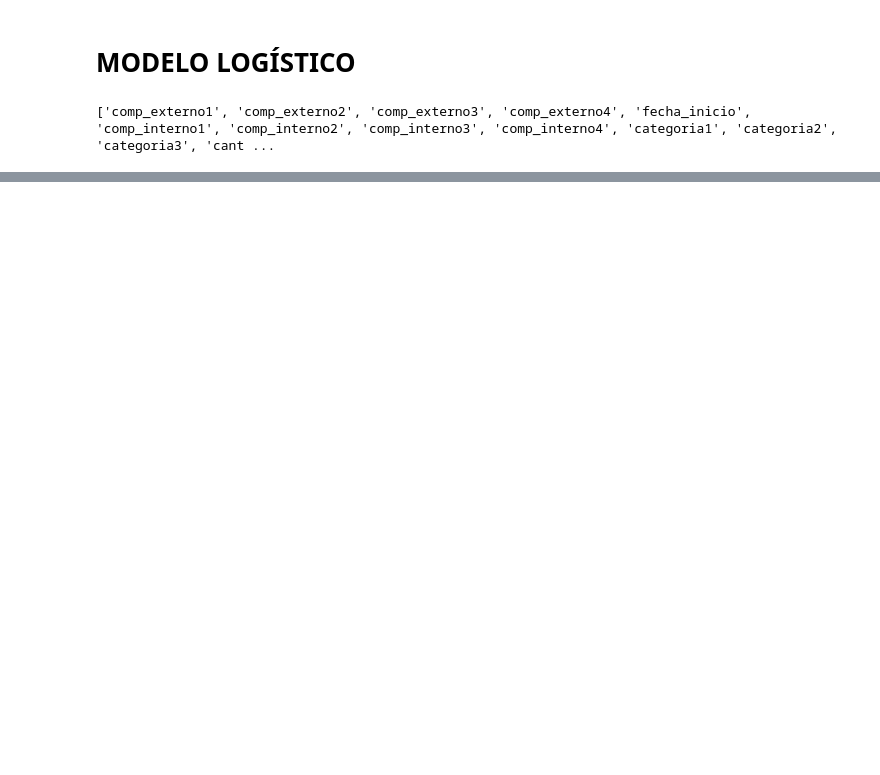
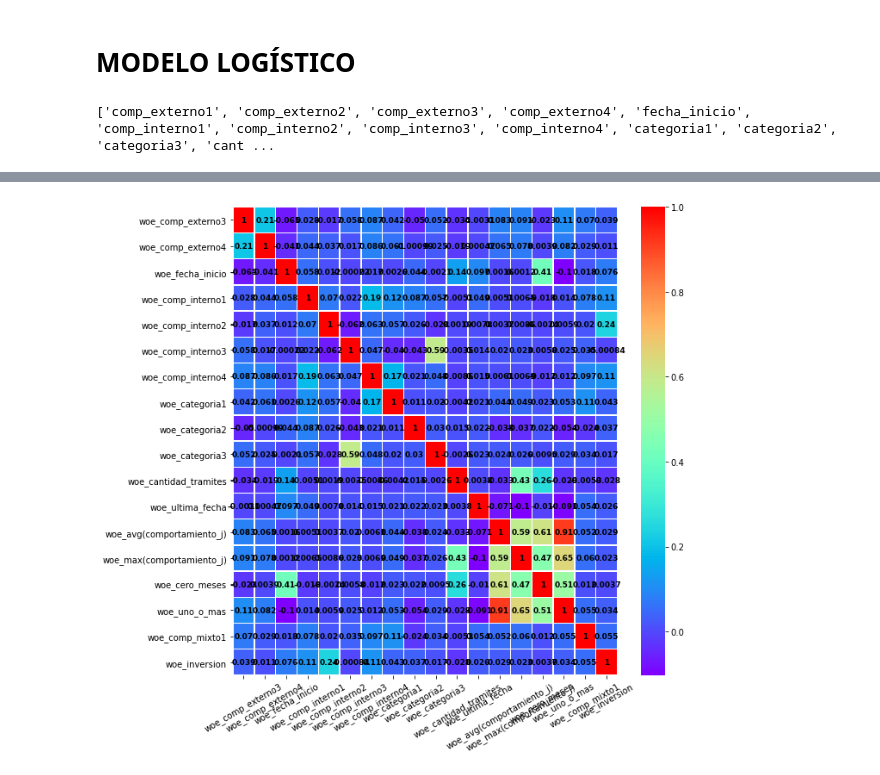
Before and after one commit to BrianPgz/HomeWork1_ML, a Jupyter notebook: Tarea2.ipynb, the cells around one changed output, grey strips where cells are left out. Saved outputs shown, nothing was run; the diff lists cells and outputs as text; code cells hidden in the pictures; blank space fills up the shorter version.

```diff
--- a/Tarea2.ipynb
+++ b/Tarea2.ipynb
@@ -340,0 +357,22 @@ Name: categoria1, Length: 50000, dtype: float64
+# %%
+columnas.remove("Respuesta")
+columnas.remove("fecha_inicio")
+columnas.remove("ultima_fecha")
+# %%
+opts=[]
+denuevo=list(base_general_4.columns.values)
+denuevo.remove("_id_")
+denuevo.remove("_id2_")
+denuevo.remove("Respuesta")
+for i in denuevo:
+    if i in columnas:
+        opts.append(OptimalBinning(name=i, dtype="numerical", solver="cp"))
+    else:
+        opts.append(OptimalBinning(name=i, dtype="categorical", solver="cp"))
+# %%
+for i in range(len(denuevo)):
+    opts[i].fit(train[denuevo[i]],y)
+# %%
+premade="woe_"
+for i in range(len(denuevo)):
+    train[premade+denuevo[i]]=opts[i].transform(train[denuevo[i]], metric="woe")
@@ -340,0 +400,15 @@ Name: categoria1, Length: 50000, dtype: float64
+# %%
+corr = train.iloc[:,23:].corr()
+
+
+xticks = list(corr.index)
+yticks = list(corr.index)
+fig = plt.figure(figsize=(10,10))
+ax1 = fig.add_subplot(1, 1, 1)
+
+sns.heatmap(corr,annot=True,cmap="rainbow",ax=ax1,linewidths=.5,annot_kws={'size':9,'weight':'bold', 'color':'k'})
+ax1.set_xticklabels(xticks, rotation=30, fontsize=10)
+ax1.set_yticklabels(yticks, rotation=0, fontsize=10)
+plt.show()
+# %% [output]
+[figure, added]
```
Also changed, not shown: parts of 8 cells of this notebook.
